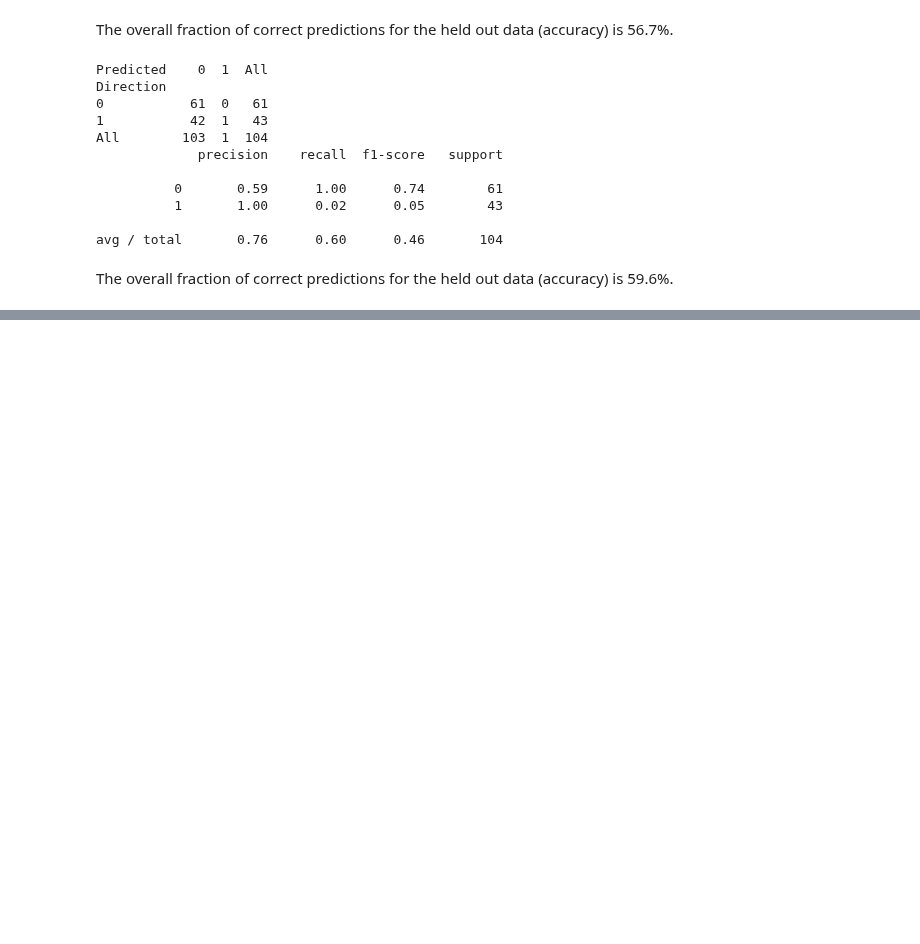
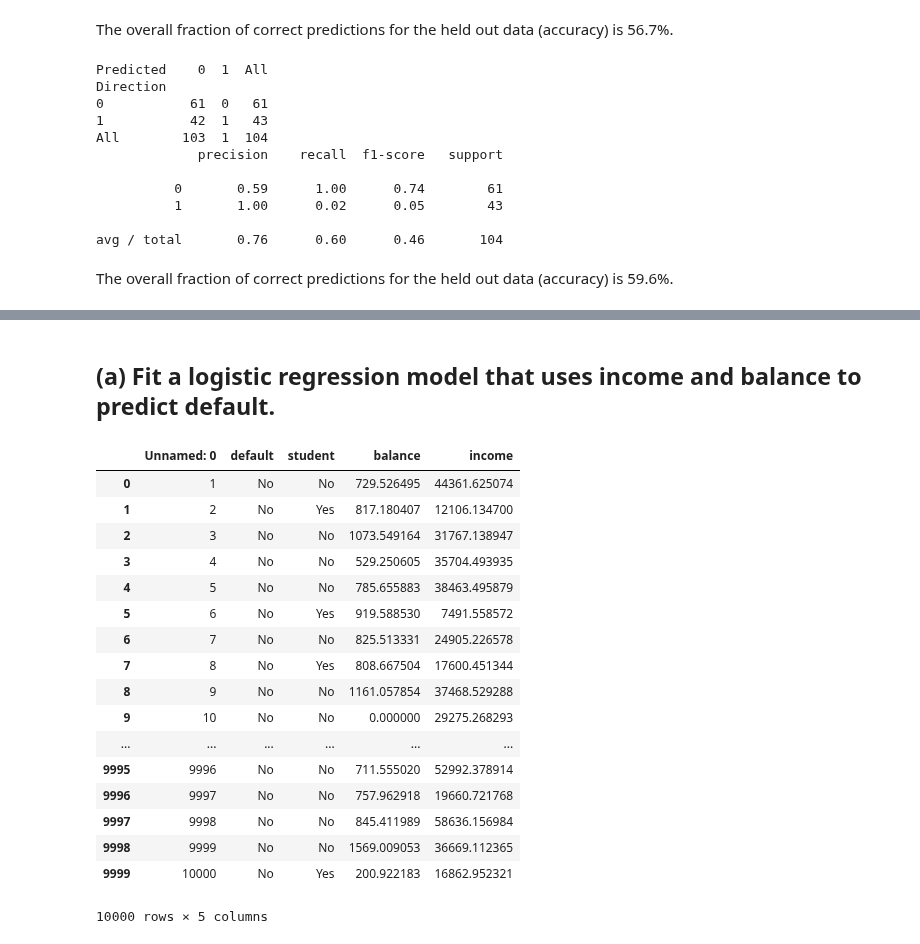
Before and after one commit to Ada520/DSLab, a Jupyter notebook: Lab5/rachelLab5.ipynb, the cells around one changed output, grey strips where cells are left out. Drawn from its saved outputs; the diff is of its cells as text; code cells hidden in the pictures; blank space fills up the shorter version.

```diff
--- a/Lab5/rachelLab5.ipynb
+++ b/Lab5/rachelLab5.ipynb
@@ -433,0 +437,24 @@ The overall fraction of correct predictions for the held out data (accuracy) is
+# %% [markdown]
+## (a) Fit a logistic regression model that uses income and balance to predict default.
+# %%
+default = pd.read_csv("default.csv")
+default
+# %% [output]
+|  | Unnamed: 0 | default | student | balance | income |
+| 0 | 1 | No | No | 729.526495 | 44361.625074 |
+| 1 | 2 | No | Yes | 817.180407 | 12106.134700 |
+| 2 | 3 | No | No | 1073.549164 | 31767.138947 |
+| 3 | 4 | No | No | 529.250605 | 35704.493935 |
+| 4 | 5 | No | No | 785.655883 | 38463.495879 |
+| 5 | 6 | No | Yes | 919.588530 | 7491.558572 |
+| 6 | 7 | No | No | 825.513331 | 24905.226578 |
+| 7 | 8 | No | Yes | 808.667504 | 17600.451344 |
+| 8 | 9 | No | No | 1161.057854 | 37468.529288 |
+| 9 | 10 | No | No | 0.000000 | 29275.268293 |
+| ... | ... | ... | ... | ... | ... |
+| 9995 | 9996 | No | No | 711.555020 | 52992.378914 |
+| 9996 | 9997 | No | No | 757.962918 | 19660.721768 |
+| 9997 | 9998 | No | No | 845.411989 | 58636.156984 |
+| 9998 | 9999 | No | No | 1569.009053 | 36669.112365 |
+| 9999 | 10000 | No | Yes | 200.922183 | 16862.952321 |
+10000 rows × 5 columns
```
Also changed, not shown: parts of 14 cells of this notebook.
